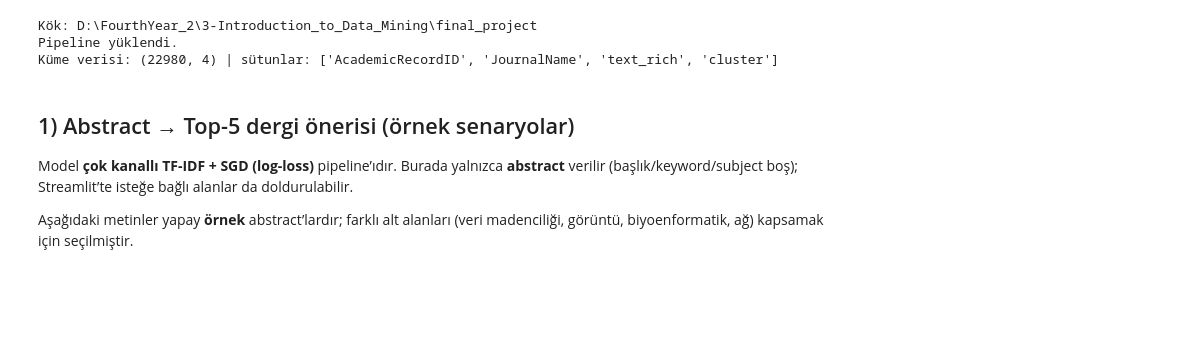
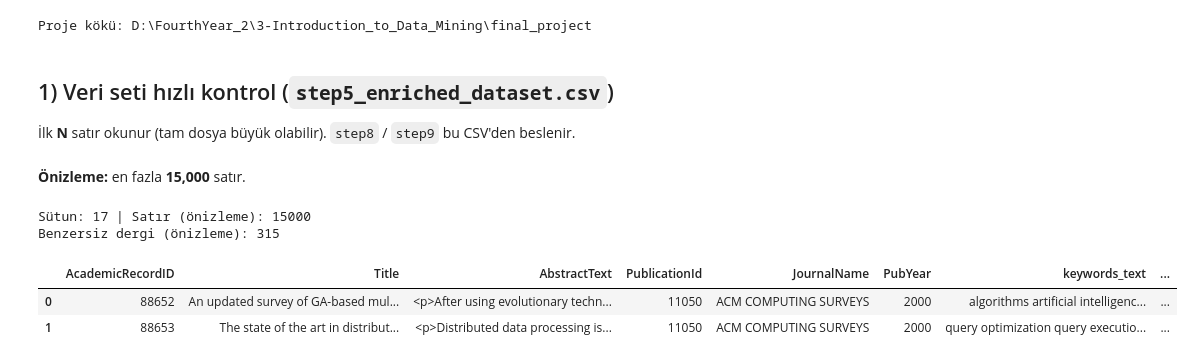
Before and after one commit to MuharremK0/DataMiningH2, a Jupyter notebook: FINAL_PROJECT_NOTEBOOK.ipynb, the cells around one changed output. Cells and saved outputs as stored; diff of their text form; code cells hidden in the pictures; blank space fills up the shorter version.

```diff
--- a/FINAL_PROJECT_NOTEBOOK.ipynb
+++ b/FINAL_PROJECT_NOTEBOOK.ipynb
@@ -15,38 +20,57 @@ Notebook’u **proje kök klasöründe** açın (`final_project`). Gerekli dosya
 # %%
 from pathlib import Path
+import json
+import subprocess
 import sys
 
 import joblib
+import matplotlib.pyplot as plt
 import numpy as np
 import pandas as pd
-from IPython.display import display, Markdown
+from IPython.display import Markdown, display
+
+%matplotlib inline
+try:
+    plt.style.use("seaborn-v0_8-whitegrid")
+except OSError:
+    try:
+        plt.style.use("ggplot")
+    except OSError:
+        pass
 
 ROOT = Path(".").resolve()
 if str(ROOT) not in sys.path:
     sys.path.insert(0, str(ROOT))
 
+from dashboard.clusters_meta import get_cluster_keywords, infer_cluster_name
+from dashboard.config import CLUSTERED_DATA_PATH, PIPELINE_PATH, RECOMMENDER_META_PATH
 from dashboard.recommender_logic import recommend_journals
-from dashboard.clusters_meta import infer_cluster_name, get_cluster_keywords
-from dashboard.config import PIPELINE_PATH, CLUSTERED_DATA_PATH
 
-print("Kök:", ROOT)
-
-if not PIPELINE_PATH.is_file():
-    raise FileNotFoundError(f"Pipeline yok: {PIPELINE_PATH} — önce step8_final_recommender.py çalıştırın.")
-if not CLUSTERED_DATA_PATH.is_file():
-    raise FileNotFoundError(f"Küme CSV yok: {CLUSTERED_DATA_PATH} — önce step9_topic_clustering.py çalıştırın.")
-
-pipeline = joblib.load(PIPELINE_PATH)
-cluster_df = pd.read_csv(CLUSTERED_DATA_PATH)
-print("Pipeline yüklendi.")
-print("Küme verisi:", cluster_df.shape, "| sütunlar:", list(cluster_df.columns))
+print("Proje kökü:", ROOT)
 # %% [output]
-Kök: D:\FourthYear_2\3-Introduction_to_Data_Mining\final_project
-Pipeline yüklendi.
-Küme verisi: (22980, 4) | sütunlar: ['AcademicRecordID', 'JournalName', 'text_rich', 'cluster']
+Proje kökü: D:\FourthYear_2\3-Introduction_to_Data_Mining\final_project
-# %% [markdown]
-## 1) Abstract → Top-5 dergi önerisi (örnek senaryolar)
-
-Model **çok kanallı TF-IDF + SGD (log-loss)** pipeline’ıdır. Burada yalnızca **abstract** verilir (başlık/keyword/subject boş); Streamlit’te isteğe bağlı alanlar da doldurulabilir.
-
-Aşağıdaki metinler yapay **örnek** abstract’lardır; farklı alt alanları (veri madenciliği, görüntü, biyoenformatik, ağ) kapsamak için seçilmiştir.
+# %% [markdown]
+## 1) Veri seti hızlı kontrol (`step5_enriched_dataset.csv`)
+
+İlk **N** satır okunur (tam dosya büyük olabilir). `step8` / `step9` bu CSV'den beslenir.
+# %%
+STEP5_PATH = ROOT / "step5_enriched_dataset.csv"
+PREVIEW_ROWS = 15_000
+
+if not STEP5_PATH.is_file():
+    display(Markdown("**Uyarı:** `step5_enriched_dataset.csv` yok."))
+else:
+    df5 = pd.read_csv(STEP5_PATH, nrows=PREVIEW_ROWS)
+    display(Markdown(f"**Önizleme:** en fazla **{PREVIEW_ROWS:,}** satır."))
+    print("Sütun:", df5.shape[1], "| Satır (önizleme):", df5.shape[0])
+    if "JournalName" in df5.columns:
+        print("Benzersiz dergi (önizleme):", df5["JournalName"].nunique())
+    display(df5.head(2))
+    del df5
+# %% [output]
+**Önizleme:** en fazla **15,000** satır.
+Sütun: 17 | Satır (önizleme): 15000
+Benzersiz dergi (önizleme): 315
+|  | AcademicRecordID | Title | AbstractText | PublicationId | JournalName | PubYear | keywords_text | ... |
+| 0 | 88652 | An updated survey of GA-based mul... | <p>After using evolutionary techn... | 11050 | ACM COMPUTING SURVEYS | 2000 | algorithms artificial intelligenc... | ... |
+| 1 | 88653 | The state of the art in distribut... | <p>Distributed data processing is... | 11050 | ACM COMPUTING SURVEYS | 2000 | query optimization query executio... | ... |
```
Also changed, not shown: parts of 22 cells of this notebook, 7 other files.
